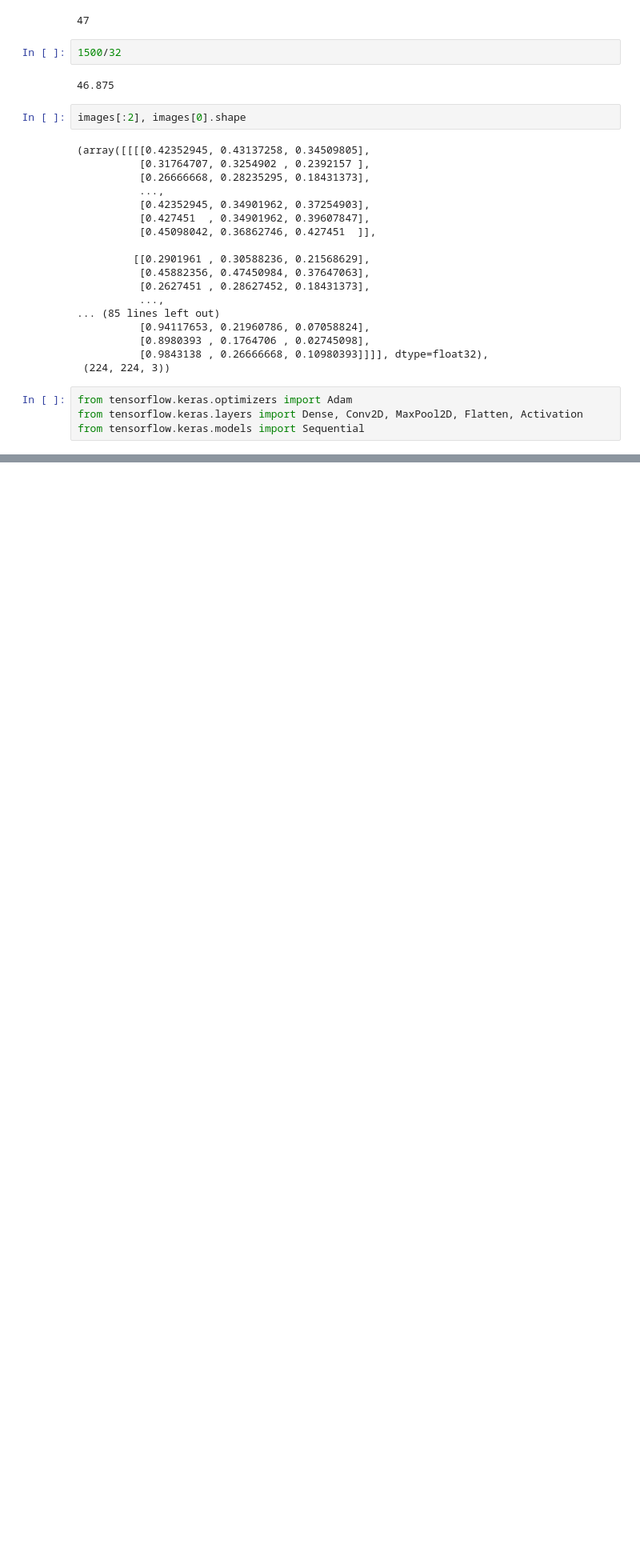
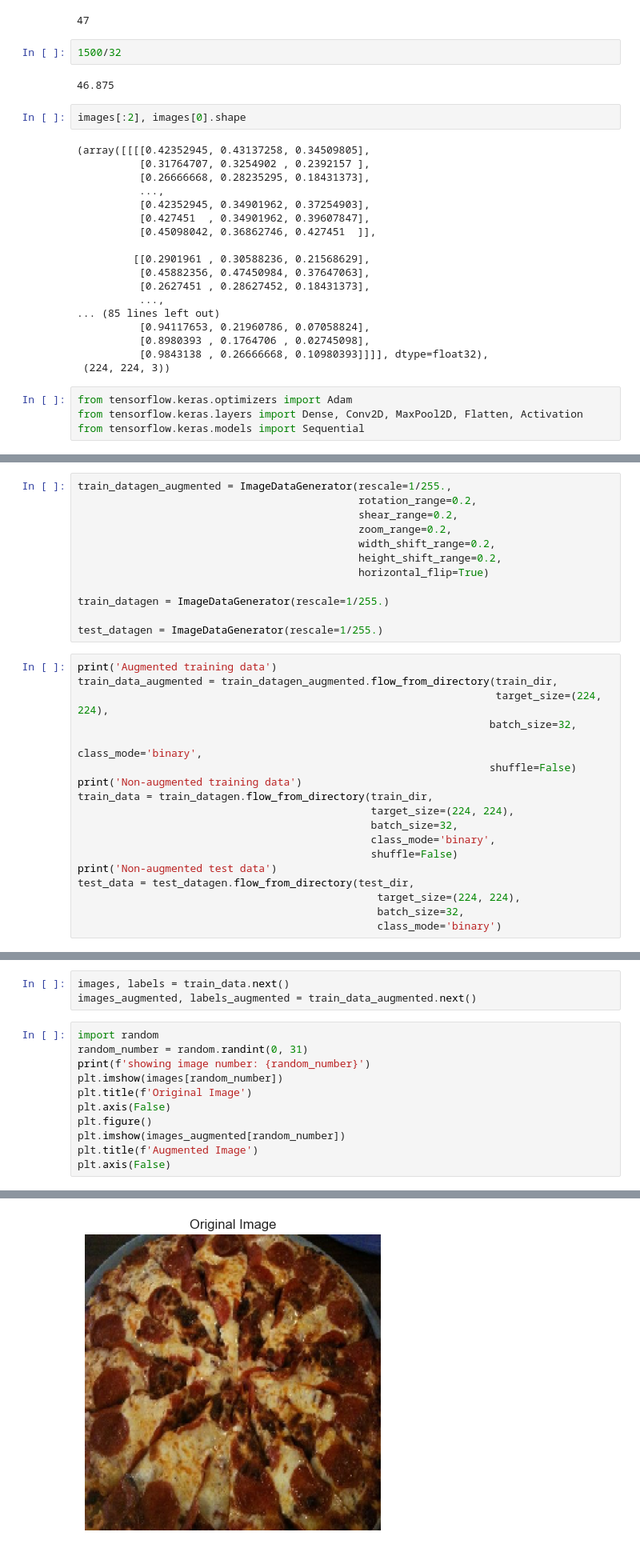
Before and after one commit to HkgCory/Neural_Network_Classification, a Jupyter notebook: multiclass_classification/computer_vision/food-vision.ipynb, the cells around one changed output, grey strips where cells are left out. Shown at 80% size. Cells and saved outputs as stored; diff of their text form; blank space fills up the shorter version.

```diff
--- a/multiclass_classification/computer_vision/food-vision.ipynb
+++ b/multiclass_classification/computer_vision/food-vision.ipynb
@@ -330,0 +519,30 @@ from tensorflow.keras.models import Sequential
+# %%
+train_datagen_augmented = ImageDataGenerator(rescale=1/255.,
+                                             rotation_range=0.2,
+                                             shear_range=0.2,
+                                             zoom_range=0.2,
+                                             width_shift_range=0.2,
+                                             height_shift_range=0.2,
+                                             horizontal_flip=True)
+
+train_datagen = ImageDataGenerator(rescale=1/255.)
+
+test_datagen = ImageDataGenerator(rescale=1/255.)
+# %%
+print('Augmented training data')
+train_data_augmented = train_datagen_augmented.flow_from_directory(train_dir,
+                                                                   target_size=(224, 224),
+                                                                  batch_size=32,
+                                                                  class_mode='binary',
+                                                                  shuffle=False)
+print('Non-augmented training data')
+train_data = train_datagen.flow_from_directory(train_dir,
+                                               target_size=(224, 224),
+                                               batch_size=32,
+                                               class_mode='binary',
+                                               shuffle=False)
+print('Non-augmented test data')
+test_data = test_datagen.flow_from_directory(test_dir,
+                                                target_size=(224, 224),
+                                                batch_size=32,
+                                                class_mode='binary')
@@ -330,0 +556,15 @@ from tensorflow.keras.models import Sequential
+# %%
+images, labels = train_data.next()
+images_augmented, labels_augmented = train_data_augmented.next()
+# %%
+import random
+random_number = random.randint(0, 31)
+print(f'showing image number: {random_number}')
+plt.imshow(images[random_number])
+plt.title(f'Original Image')
+plt.axis(False)
+plt.figure()
+plt.imshow(images_augmented[random_number])
+plt.title(f'Augmented Image')
+plt.axis(False)
+# %% [output]
@@ -330,0 +573 @@ from tensorflow.keras.models import Sequential
+[figure, added]
```
Also changed, not shown: parts of 17 cells of this notebook.
